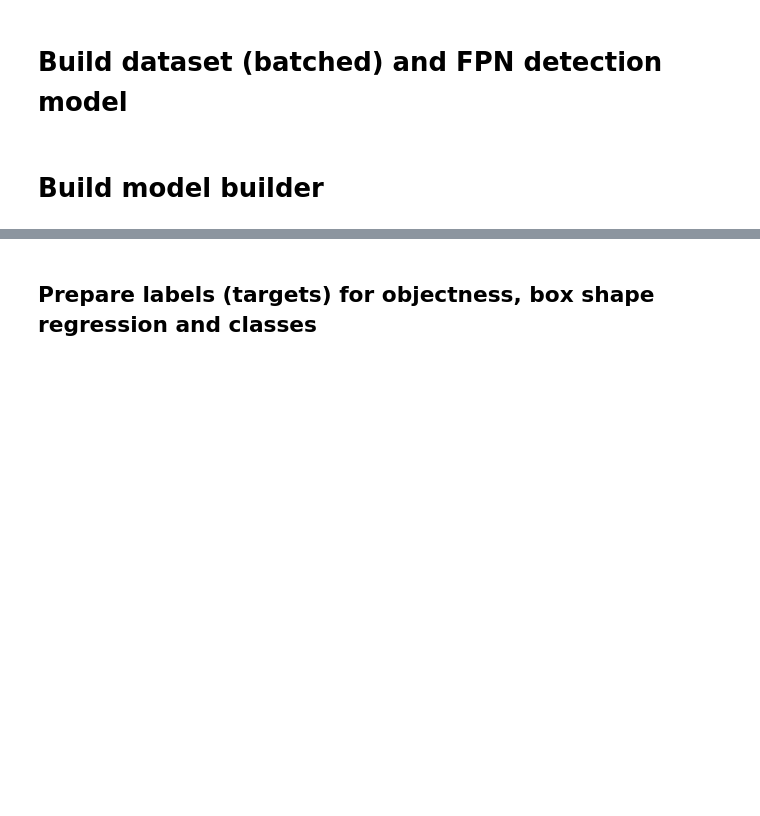
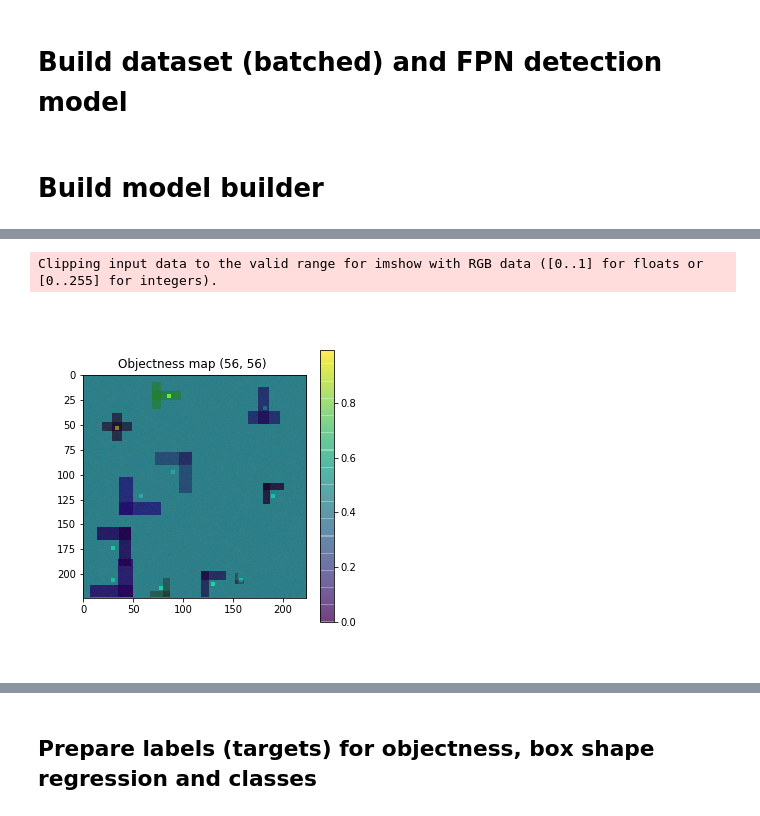
Before and after one commit to kmkolasinski/keras_detection, a Jupyter notebook: notebooks/faster_rcnn_builder_random_rectangles.ipynb, the cells around one changed output, grey strips where cells are left out. Cells and saved outputs as stored; diff of their text form; code cells hidden in the pictures; blank space fills up the shorter version.

```diff
--- a/notebooks/faster_rcnn_builder_random_rectangles.ipynb
+++ b/notebooks/faster_rcnn_builder_random_rectangles.ipynb
@@ -147,0 +302,9 @@ faster_rcnn_model.summary(line_length=150)
+# %%
+rpn_boxes, rpn_loss_map = faster_rcnn_builder.rpn.get_rpn_loss_map(
+    [tf.constant(predictions[name]) for name in faster_rcnn_builder.rpn.get_outputs_names()],
+    labels
+)
+plotting.draw_objectness_map(image=features['image'][idx] / 255, objectness=rpn_loss_map[idx] / 154)
+# %% [output]
+Clipping input data to the valid range for imshow with RGB data ([0..1] for floats or [0..255] for integers).
+[figure, added]
```
Also changed, not shown: parts of 22 cells of this notebook.
